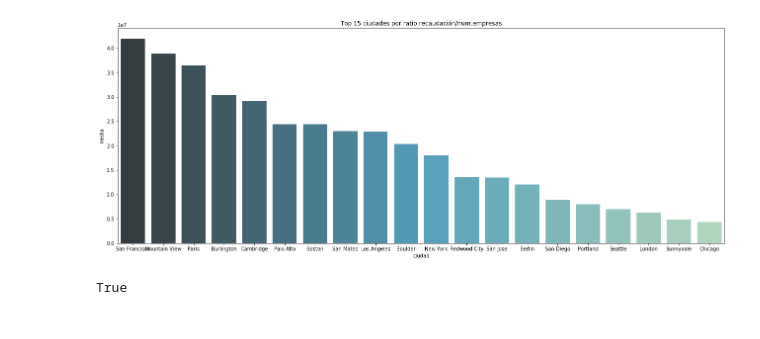
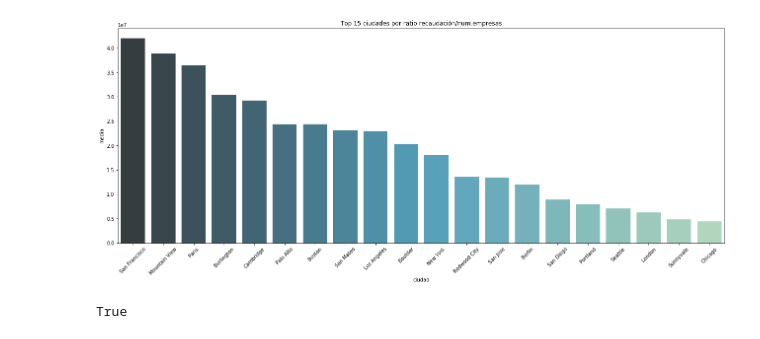
Before and after one commit to Pacoanes/find_my_office, a Jupyter notebook: Extraer.ipynb, the cells around one changed output. Cells and saved outputs as stored; diff of their text form; code cells hidden in the pictures.

```diff
--- a/Extraer.ipynb
+++ b/Extraer.ipynb
@@ -170,30 +170,31 @@ ma
 # %%
 def calcMedia(c):
     bd = oficinas[oficinas["ciudad"]==c]
     contador=bd.ciudad.count()
     suma=bd.total_money_raised.sum()
     media=round(suma/contador)
     return media
 
 res=[]
 for c in lista_paises:
     a=calcMedia(c)
     res.append(a)
 
 
 ciudad_media=pd.DataFrame()
 ciudad_media["ciudad"]=lista_paises
 ciudad_media["media"]=res
 ciudad_media=ciudad_media.sort_values(["media"], ascending=False)
 
 
 plt.subplots(figsize=(22,8))
 sns.barplot(ciudad_media["ciudad"],ciudad_media["media"],palette='GnBu_d')
+plt.xticks(rotation=45)
 plt.title('Top 15 ciudades por ratio recaudación/num.empresas')
 plt.savefig('top15ciudades.png')
 plt.show()
 # %% [output]
-[figure, old version]
+[figure, new version]
 # %%
 def find(ciu, metros,que,tematica):
     bd = df20[df20["ciudad"]==ciu]
```
Also changed, not shown: parts of 1 cell of this notebook, 2 other files.
